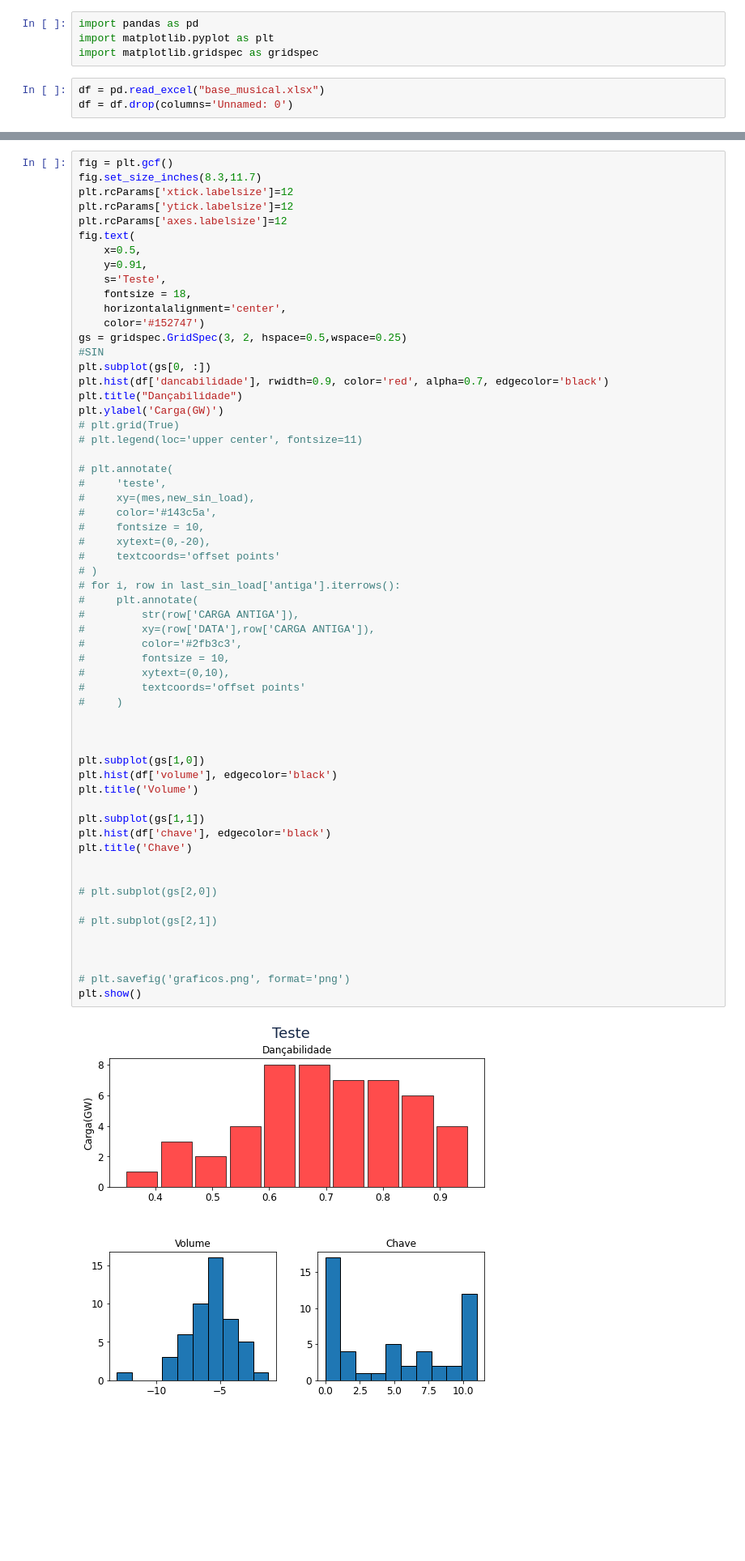
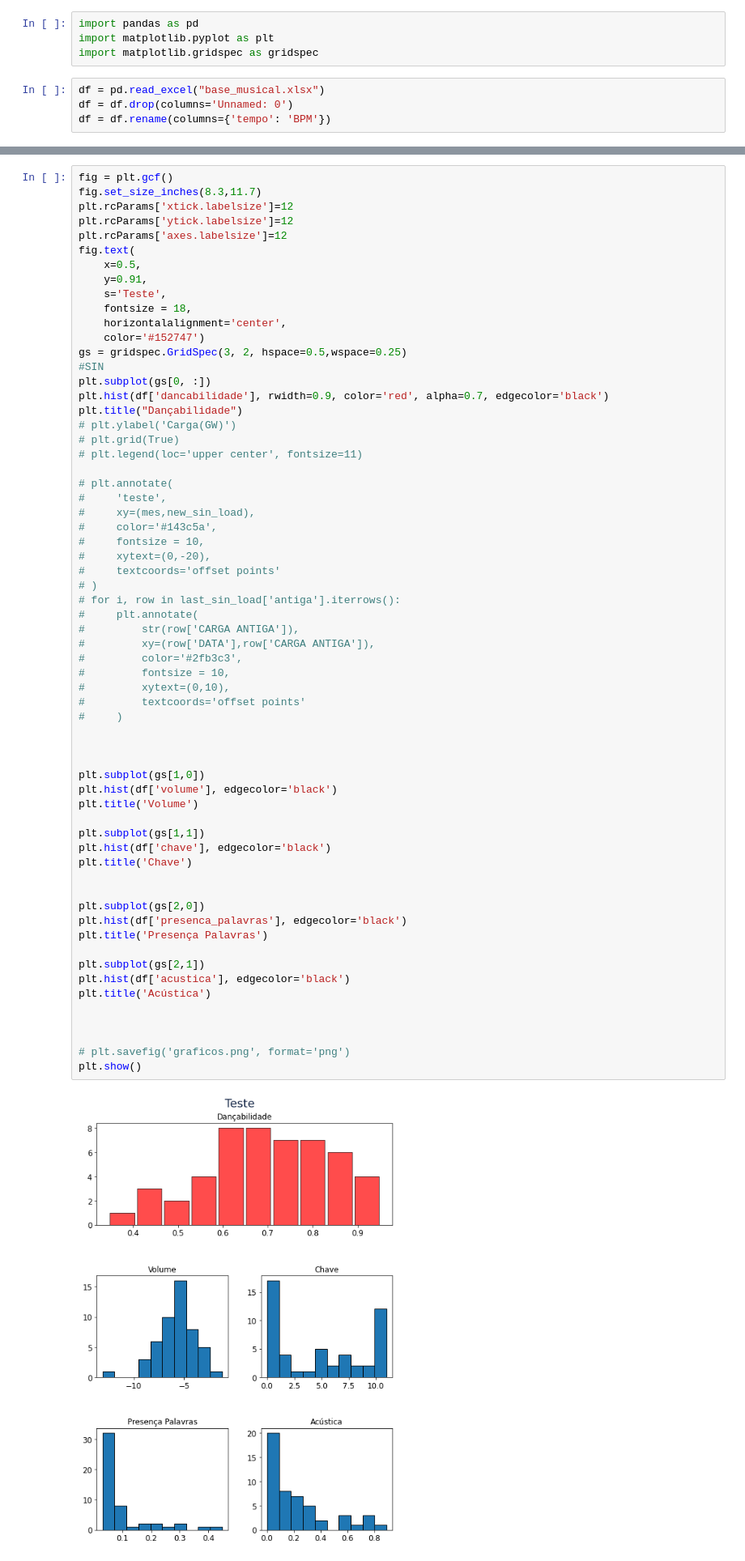
Before and after one commit to xiforivia/spotify, a Jupyter notebook: analise.ipynb, the cells around one changed output, grey strips where cells are left out. Shown at 81% size. Drawn from its saved outputs; the diff is of its cells as text; blank space fills up the shorter version.

```diff
--- a/analise.ipynb
+++ b/analise.ipynb
@@ -5,3 +7,4 @@ import matplotlib.gridspec as gridspec
 # %%
 df = pd.read_excel("base_musical.xlsx")
 df = df.drop(columns='Unnamed: 0')
+df = df.rename(columns={'tempo': 'BPM'})
@@ -87,7 +83,7 @@ gs = gridspec.GridSpec(3, 2, hspace=0.5,wspace=0.25)
 plt.subplot(gs[0, :])
 plt.hist(df['dancabilidade'], rwidth=0.9, color='red', alpha=0.7, edgecolor='black')
 plt.title("Dançabilidade")
-plt.ylabel('Carga(GW)')
+# plt.ylabel('Carga(GW)')
 # plt.grid(True)
 # plt.legend(loc='upper center', fontsize=11)
 
@@ -100,36 +96,40 @@ plt.ylabel('Carga(GW)')
 #     textcoords='offset points'
 # )
 # for i, row in last_sin_load['antiga'].iterrows():
 #     plt.annotate(
 #         str(row['CARGA ANTIGA']),
 #         xy=(row['DATA'],row['CARGA ANTIGA']),
 #         color='#2fb3c3',
 #         fontsize = 10,
 #         xytext=(0,10),
 #         textcoords='offset points'
 #     )
 
 
 
 plt.subplot(gs[1,0])
 plt.hist(df['volume'], edgecolor='black')
 plt.title('Volume')
 
 plt.subplot(gs[1,1])
 plt.hist(df['chave'], edgecolor='black')
 plt.title('Chave')
 
 
-# plt.subplot(gs[2,0])
+plt.subplot(gs[2,0])
+plt.hist(df['presenca_palavras'], edgecolor='black')
+plt.title('Presença Palavras')
 
-# plt.subplot(gs[2,1])
+plt.subplot(gs[2,1])
+plt.hist(df['acustica'], edgecolor='black')
+plt.title('Acústica')
 
 
 
 # plt.savefig('graficos.png', format='png')
 plt.show()
 # %% [output]
-[figure, old version]
+[figure, new version]
 # %%
 import numpy as np
 p25, p50, p75 = np.percentile(df['dancabilidade'], [25, 50, 75])
```
Also changed, not shown: parts of 11 cells of this notebook.
